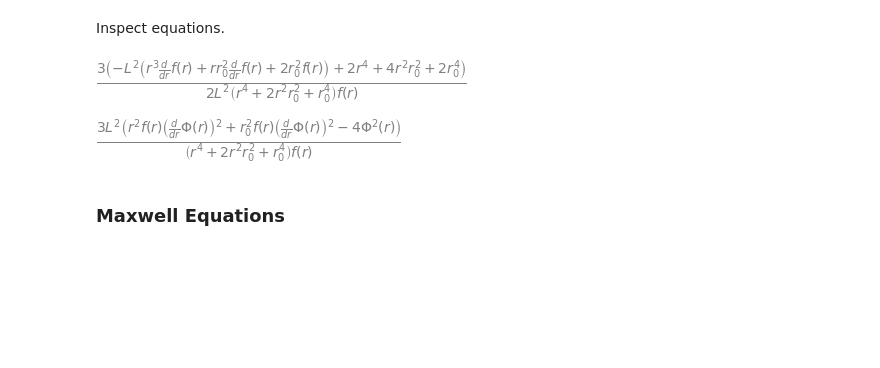
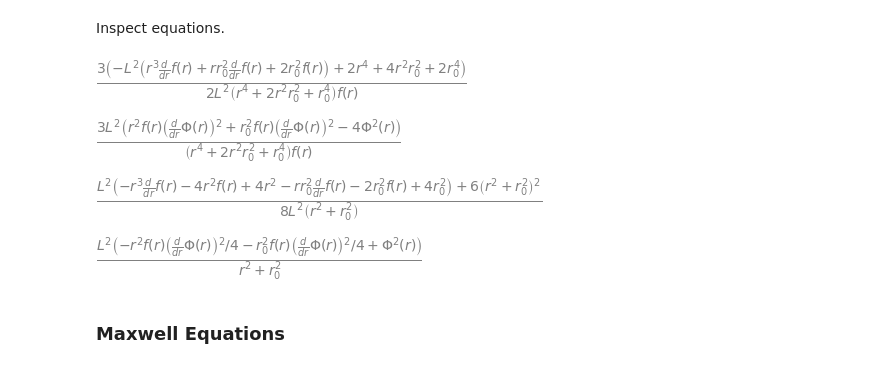
Before and after one commit to jchryssanthacopoulos/wormholes, a Jupyter notebook: einstein_maxwell_ads4_euclidean_connected.ipynb, the cells around one changed output. Drawn from its saved outputs; the diff is of its cells as text; code cells hidden in the pictures; blank space fills up the shorter version.

```diff
--- a/einstein_maxwell_ads4_euclidean_connected.ipynb
+++ b/einstein_maxwell_ads4_euclidean_connected.ipynb
@@ -121,6 +121,14 @@ einstein_tensor[0, 0]
 energy_momentum[0, 0]
 # %% [output]
 [figure]
+# %%
+einstein_tensor[1, 1]
+# %% [output]
+[figure, added]
+# %%
+energy_momentum[1, 1]
+# %% [output]
+[figure, added]
 # %% [markdown]
 ### Maxwell Equations
 # %%
```
Also changed, not shown: parts of 11 cells of this notebook, 1 other file.
